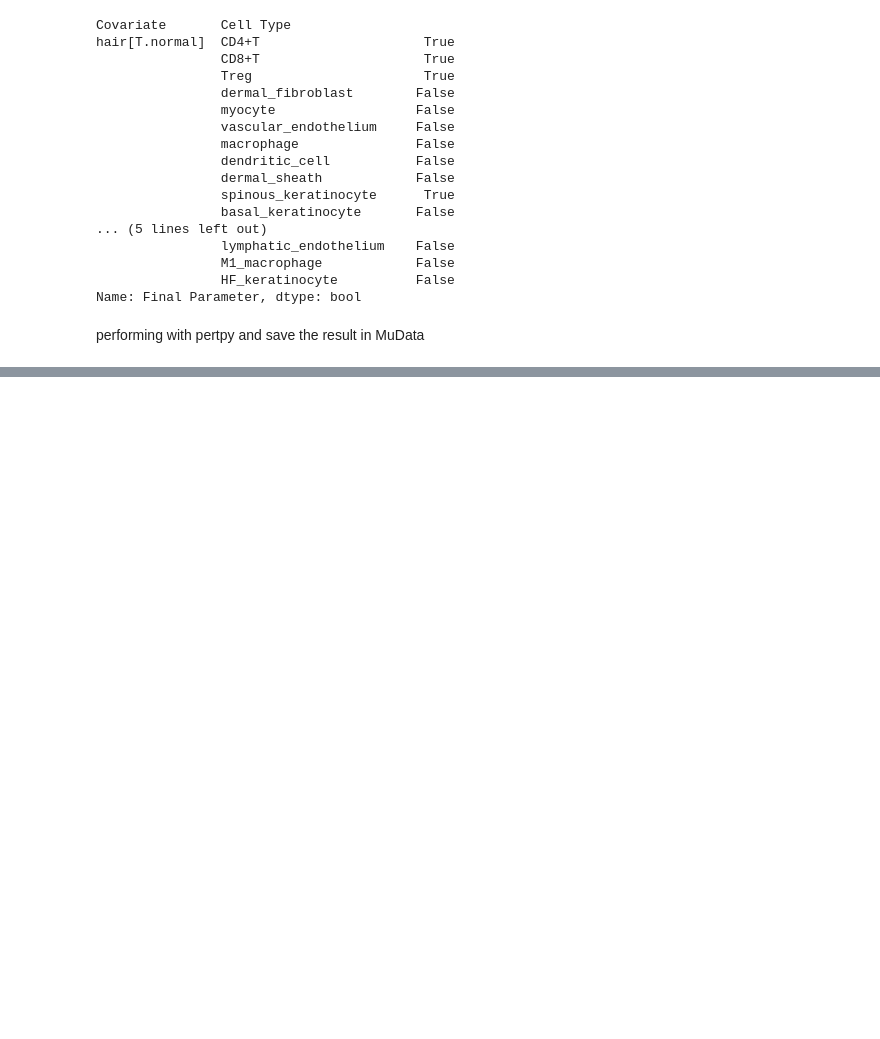
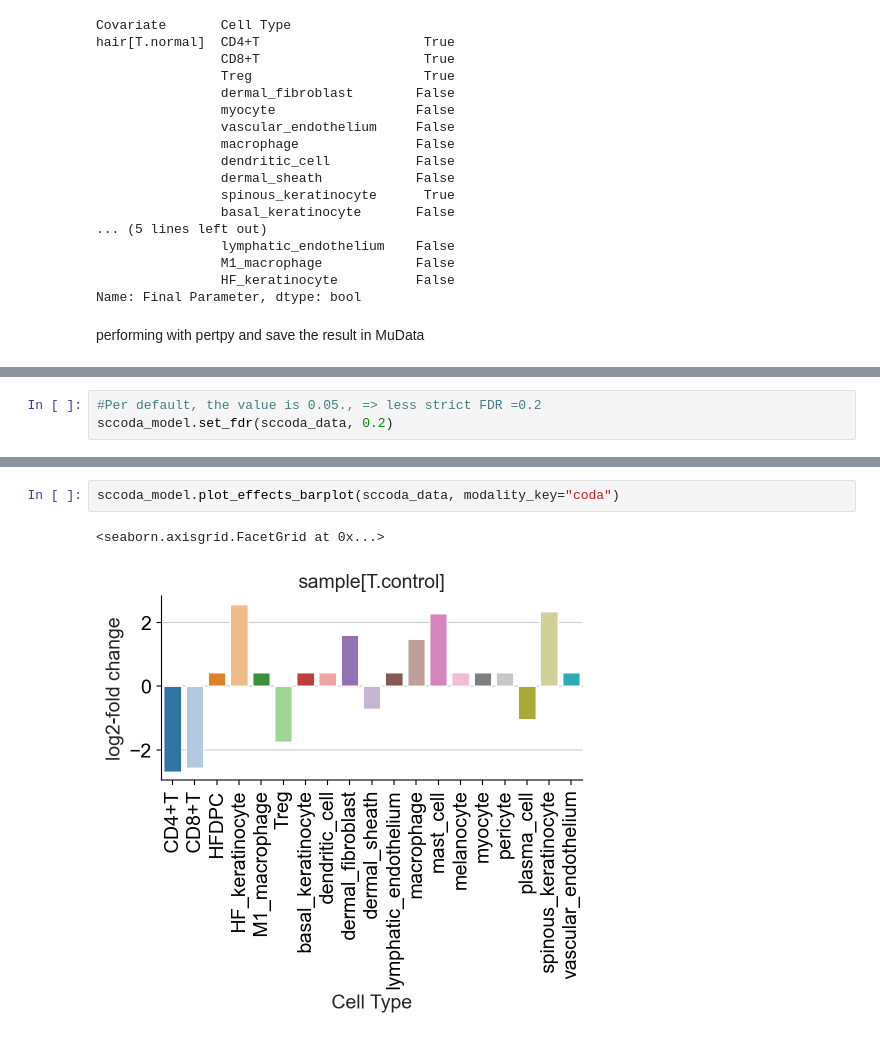
Before and after one commit to chira-ploy/singlecells-DataPlayground, a Jupyter notebook: alopecia_areata/alopecia_areata_analysis.ipynb, the cells around one changed output, grey strips where cells are left out. Cells and saved outputs as stored; diff of their text form; blank space fills up the shorter version.

```diff
--- a/alopecia_areata/alopecia_areata_analysis.ipynb
+++ b/alopecia_areata/alopecia_areata_analysis.ipynb
@@ -483,0 +636,3 @@ performing with pertpy and save the result in MuData
+# %%
+#Per default, the value is 0.05., => less strict FDR =0.2
+sccoda_model.set_fdr(sccoda_data, 0.2)
@@ -483,0 +704,5 @@ performing with pertpy and save the result in MuData
+# %%
+sccoda_model.plot_effects_barplot(sccoda_data, modality_key="coda")
+# %% [output]
+<seaborn.axisgrid.FacetGrid at 0x...>
+[figure, added]
```
Also changed, not shown: parts of 20 cells of this notebook.
